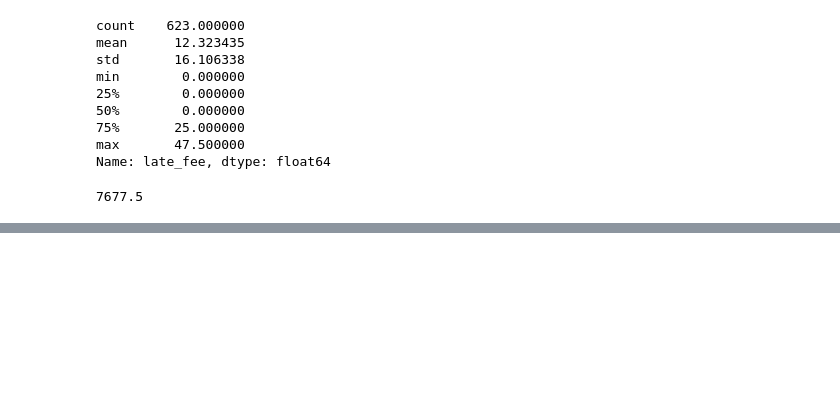
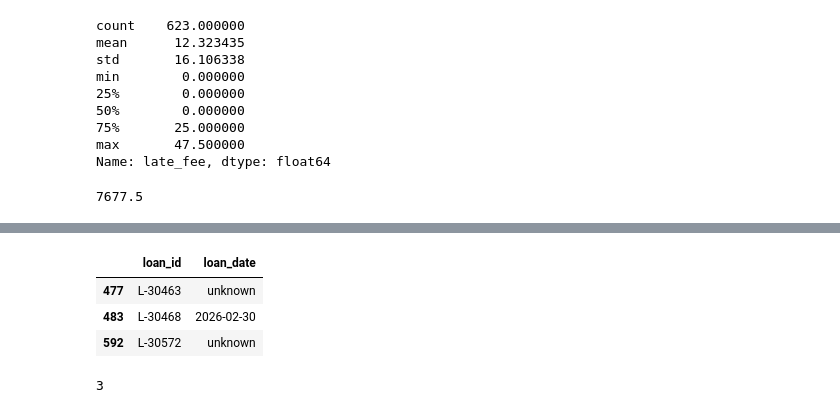
Before and after one commit to Danie1Alexandre/Lexicon---Python---AI, a Jupyter notebook: Data analysis and Visualisation/lab3.ipynb, the cells around one changed output, grey strips where cells are left out. Drawn from its saved outputs; the diff is of its cells as text; code cells hidden in the pictures; blank space fills up the shorter version.

```diff
--- a/Data analysis and Visualisation/lab3.ipynb
+++ b/Data analysis and Visualisation/lab3.ipynb
@@ -252,0 +298,12 @@ print(loans['late_fee'].sum())
+# %%
+loans.loc[dates.isna(), ['loan_id', 'loan_date' ]]
+# %% [output]
+|  | loan_id | loan_date |
+| 477 | L-30463 | unknown |
+| 483 | L-30468 | 2026-02-30 |
+| 592 | L-30572 | unknown |
+# %%
+loans['loan_date'] = dates
+print(loans['loan_date'].isna().sum())
+# %% [output]
+3
```
Also changed, not shown: parts of 16 cells of this notebook.
